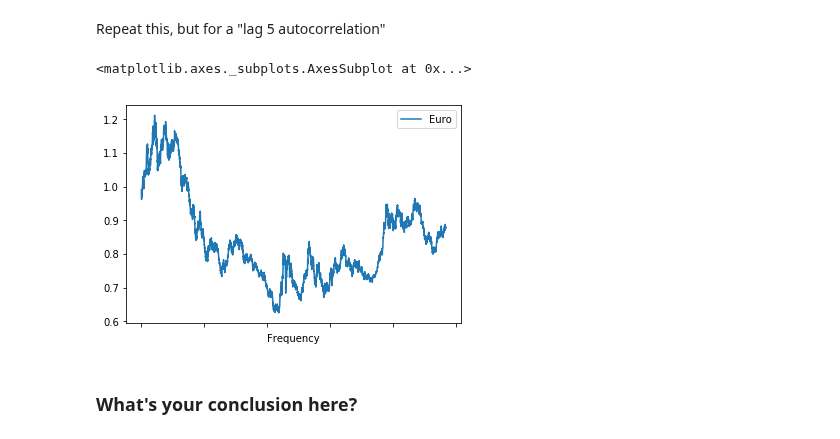
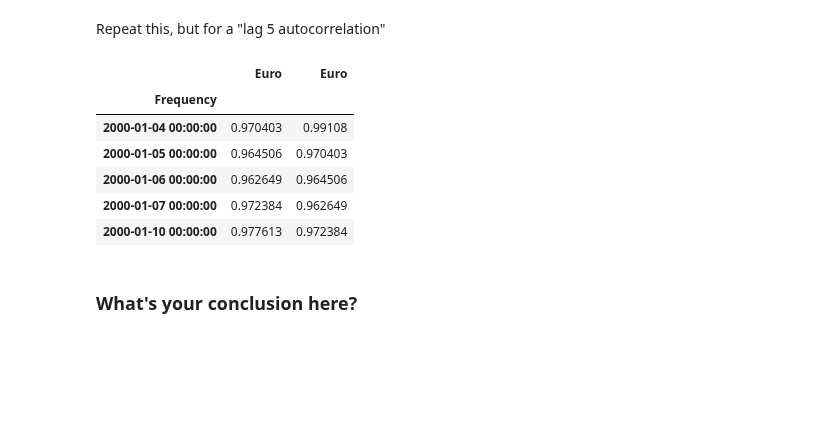
Before and after one commit to justinlee3/dsc-enterprise-hsbc-autocorrelation-in-time-series-lab-hsbc-ds-081319, a Jupyter notebook: index.ipynb, the cells around one changed output. Cells and saved outputs as stored; diff of their text form; code cells hidden in the pictures; blank space fills up the shorter version.

```diff
--- a/index.ipynb
+++ b/index.ipynb
@@ -97,10 +97,14 @@ euro = pd.concat([euro, euro_shift], axis = 1)
 Repeat this, but for a "lag 5 autocorrelation"
 # %%
 # your code here
-euro
 # %% [output]
-<matplotlib.axes._subplots.AxesSubplot at 0x...>
-[figure, removed]
+|  | Euro | Euro |
+| Frequency |  |  |
+| 2000-01-04 00:00:00 | 0.970403 | 0.99108 |
+| 2000-01-05 00:00:00 | 0.964506 | 0.970403 |
+| 2000-01-06 00:00:00 | 0.962649 | 0.964506 |
+| 2000-01-07 00:00:00 | 0.972384 | 0.962649 |
+| 2000-01-10 00:00:00 | 0.977613 | 0.972384 |
 # %%
 # your code here
 # %% [markdown]
```
